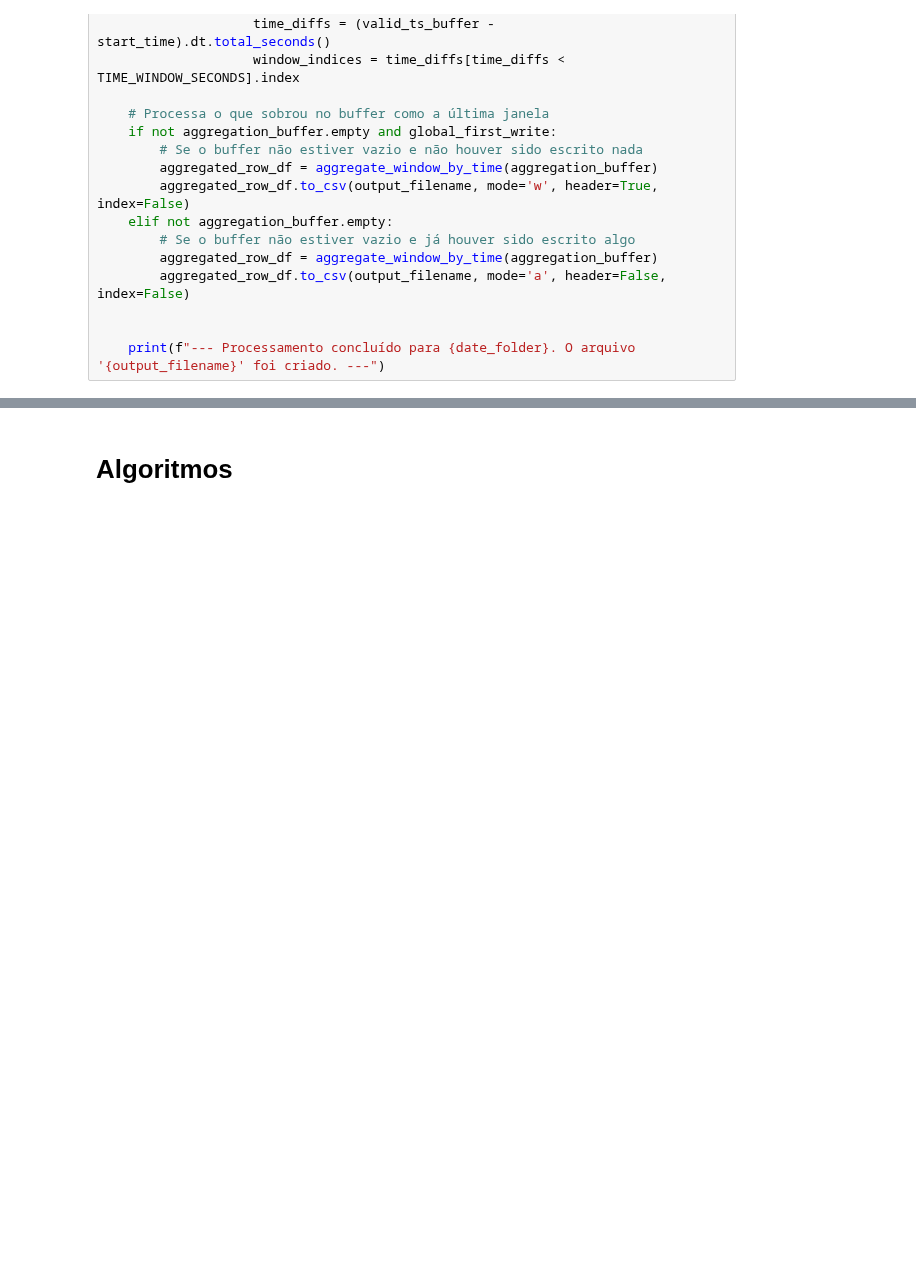
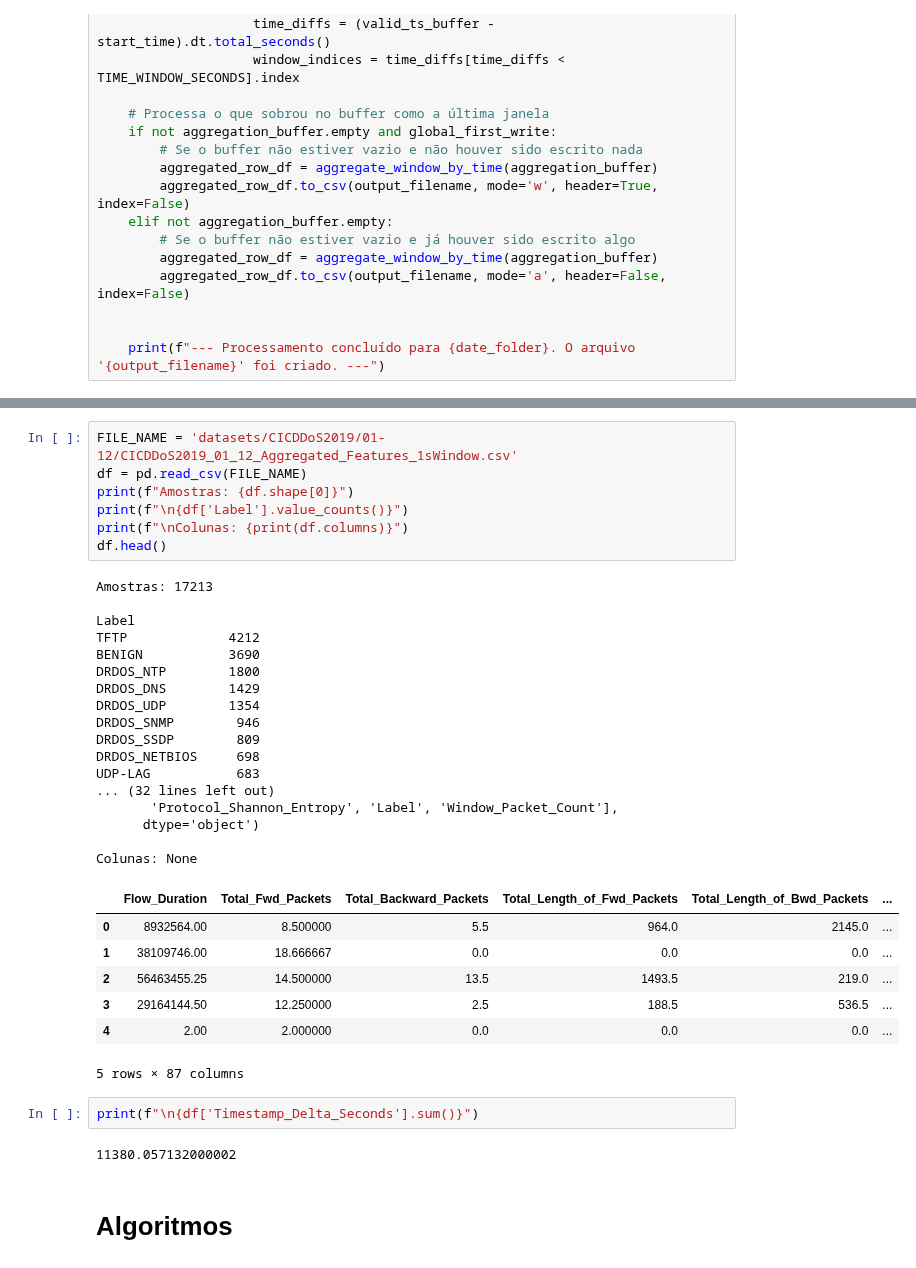
Before and after one commit to iRocktys/anomaly-detection-data-stream, a Jupyter notebook: main.ipynb, the cells around one changed output, grey strips where cells are left out. Cells and saved outputs as stored; diff of their text form; blank space fills up the shorter version.

```diff
--- a/main.ipynb
+++ b/main.ipynb
@@ -232,2 +267,38 @@ if __name__ == '__main__':
+# %%
+FILE_NAME = 'datasets/CICDDoS2019/01-12/CICDDoS2019_01_12_Aggregated_Features_1sWindow.csv'
+df = pd.read_csv(FILE_NAME)
+print(f"Amostras: {df.shape[0]}")
+print(f"\n{df['Label'].value_counts()}")
+print(f"\nColunas: {print(df.columns)}")
+df.head()
+# %% [output]
+Amostras: 17213
+
+Label
+TFTP             4212
+BENIGN           3690
+DRDOS_NTP        1800
+DRDOS_DNS        1429
+DRDOS_UDP        1354
+DRDOS_SNMP        946
+DRDOS_SSDP        809
+DRDOS_NETBIOS     698
+UDP-LAG           683
+... (32 lines left out)
+       'Protocol_Shannon_Entropy', 'Label', 'Window_Packet_Count'],
+      dtype='object')
+
+Colunas: None
+|  | Flow_Duration | Total_Fwd_Packets | Total_Backward_Packets | Total_Length_of_Fwd_Packets | Total_Length_of_Bwd_Packets | ... |
+| 0 | 8932564.00 | 8.500000 | 5.5 | 964.0 | 2145.0 | ... |
+| 1 | 38109746.00 | 18.666667 | 0.0 | 0.0 | 0.0 | ... |
+| 2 | 56463455.25 | 14.500000 | 13.5 | 1493.5 | 219.0 | ... |
+| 3 | 29164144.50 | 12.250000 | 2.5 | 188.5 | 536.5 | ... |
+| 4 | 2.00 | 2.000000 | 0.0 | 0.0 | 0.0 | ... |
+5 rows × 87 columns
+# %%
+print(f"\n{df['Timestamp_Delta_Seconds'].sum()}")
+# %% [output]
+11380.057132000002
 # %% [markdown]
 # Algoritmos
```
Also changed, not shown: parts of 28 cells of this notebook.
